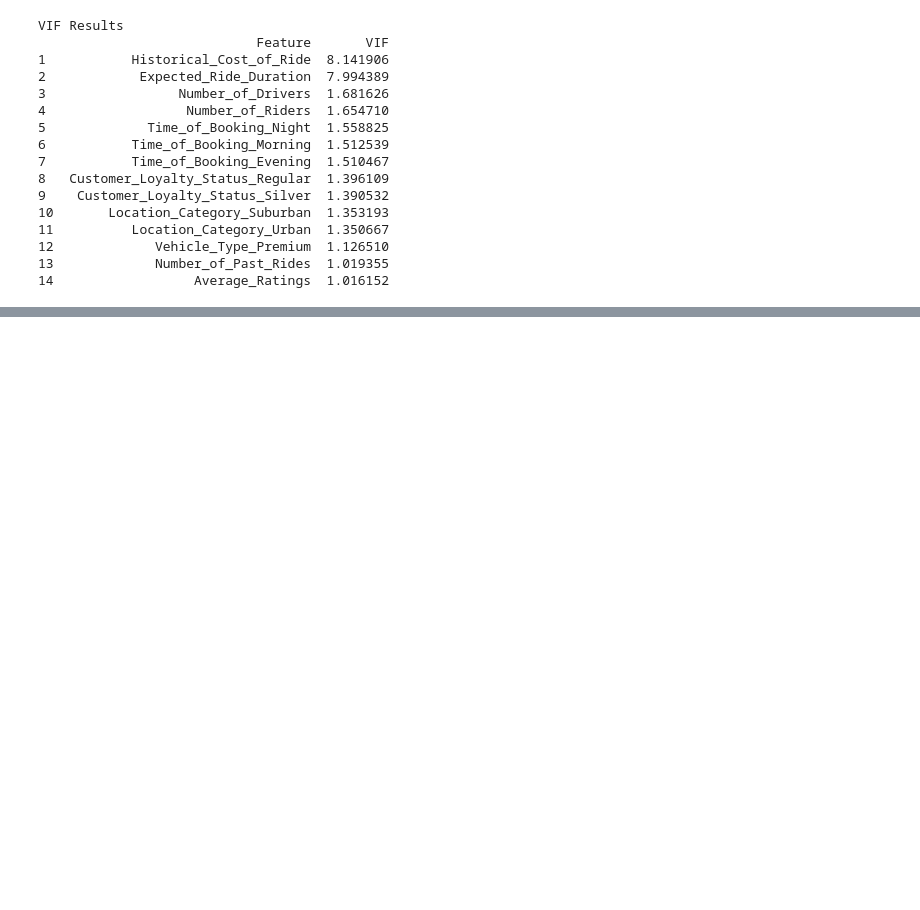
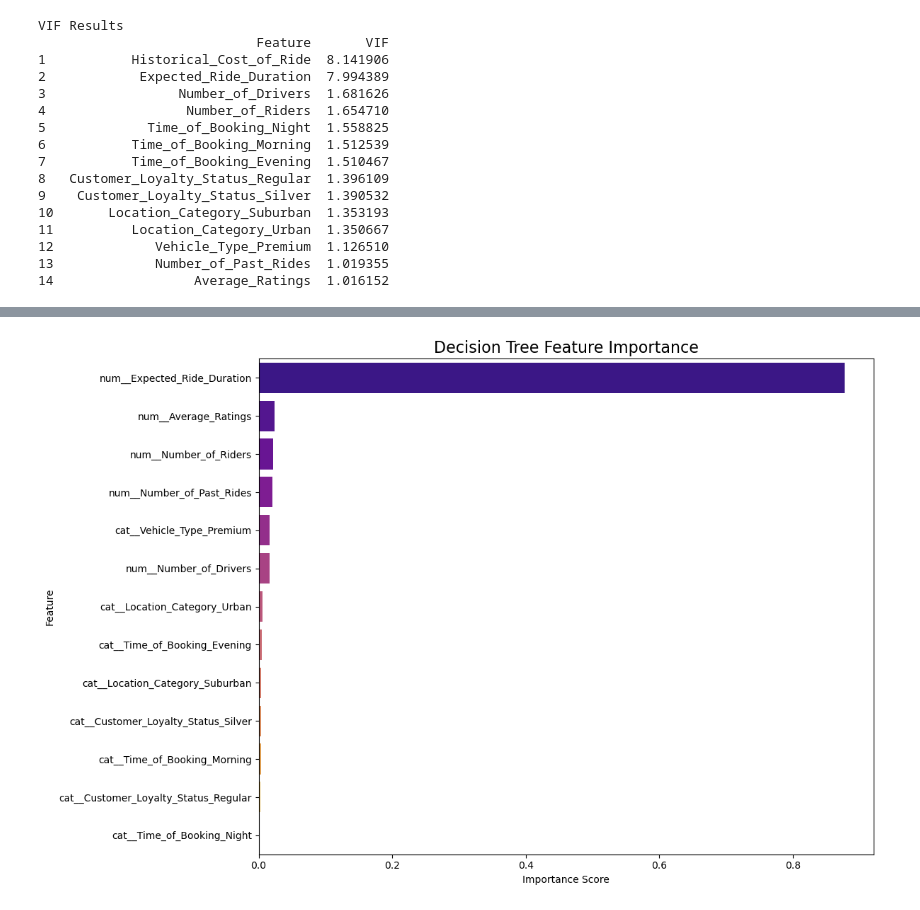
Before and after one commit to ajith-kumar99/price-optima, a Jupyter notebook: Price_Optima.ipynb, the cells around one changed output, grey strips where cells are left out. Cells and saved outputs as stored; diff of their text form; code cells hidden in the pictures; blank space fills up the shorter version.

Commit message:
Completed  XGBoost
Completed Decison Tree,Random Forest,Gradient Boosting and XGBoost

```diff
--- a/Price_Optima.ipynb
+++ b/Price_Optima.ipynb
@@ -1262,0 +1265,78 @@ VIF Results
+# %%
+import pandas as pd
+import numpy as np
+from sklearn.tree import DecisionTreeRegressor
+from sklearn.model_selection import train_test_split
+from sklearn.pipeline import Pipeline
+from sklearn.compose import ColumnTransformer
+from sklearn.preprocessing import StandardScaler, OneHotEncoder
+import matplotlib.pyplot as plt
+import seaborn as sns
+
+# 1. Load the Dataset
+df = pd.read_csv("dynamic_pricing.csv")
+
+# 2. Finalize the Feature Set for the Model
+FEATURES = [
+    'Number_of_Riders', 'Number_of_Drivers', 'Location_Category',
+    'Customer_Loyalty_Status', 'Number_of_Past_Rides', 'Average_Ratings',
+    'Time_of_Booking', 'Vehicle_Type', 'Expected_Ride_Duration'
+]
+TARGET = 'Historical_Cost_of_Ride'
+
+X = df[FEATURES]
+y = df[TARGET]
+
+# 3. Split the Data
+X_train, X_test, y_train, y_test = train_test_split(X, y, test_size=0.2, random_state=42)
+
+# 4. Define the Preprocessing Pipeline
+numerical_features = X_train.select_dtypes(include=np.number).columns.tolist()
+categorical_features = X_train.select_dtypes(exclude=np.number).columns.tolist()
+
+preprocessor = ColumnTransformer(
+    transformers=[
+        ('num', StandardScaler(), numerical_features),
+        ('cat', OneHotEncoder(handle_unknown='ignore', drop='first'), categorical_features)
+    ],
+    remainder='passthrough'
+)
+
+# 5. Create and Train the Full Decision Tree Model Pipeline
+model_pipeline = Pipeline(steps=[
+    ('preprocessor', preprocessor),
+    ('regressor', DecisionTreeRegressor(random_state=42)) # <-- Model changed to Decision Tree
+])
+
+print("--- Training the Decision Tree model pipeline... ---")
+model_pipeline.fit(X_train, y_train)
+print("--- Training complete. ---")
+
+# 6. Get and Plot Feature Importances
+print("\n--- Generating Feature Importance Plot ---")
+
+# Extract the trained regressor and preprocessor from the pipeline
+regressor = model_pipeline.named_steps['regressor']
+preprocessor = model_pipeline.named_steps['preprocessor']
+
+# Get the feature importances from the trained Decision Tree model
+importances = regressor.feature_importances_
+
+# Get the final feature names after one-hot encoding
+feature_names = preprocessor.get_feature_names_out()
+
+# Create a DataFrame for visualization
+importance_df = pd.DataFrame({
+    'Feature': feature_names,
+    'Importance': importances
+}).sort_values(by='Importance', ascending=False)
+
+# Plot the results
+plt.figure(figsize=(12, 8))
+sns.barplot(x='Importance', y='Feature', data=importance_df, palette='plasma')
+plt.title('Decision Tree Feature Importance', fontsize=16)
+plt.xlabel('Importance Score')
+plt.ylabel('Feature')
+plt.tight_layout()
+plt.show()
+# %% [output]
@@ -1262,0 +1350 @@ VIF Results
+[figure, added]
```
Also changed, not shown: parts of 11 cells of this notebook.
